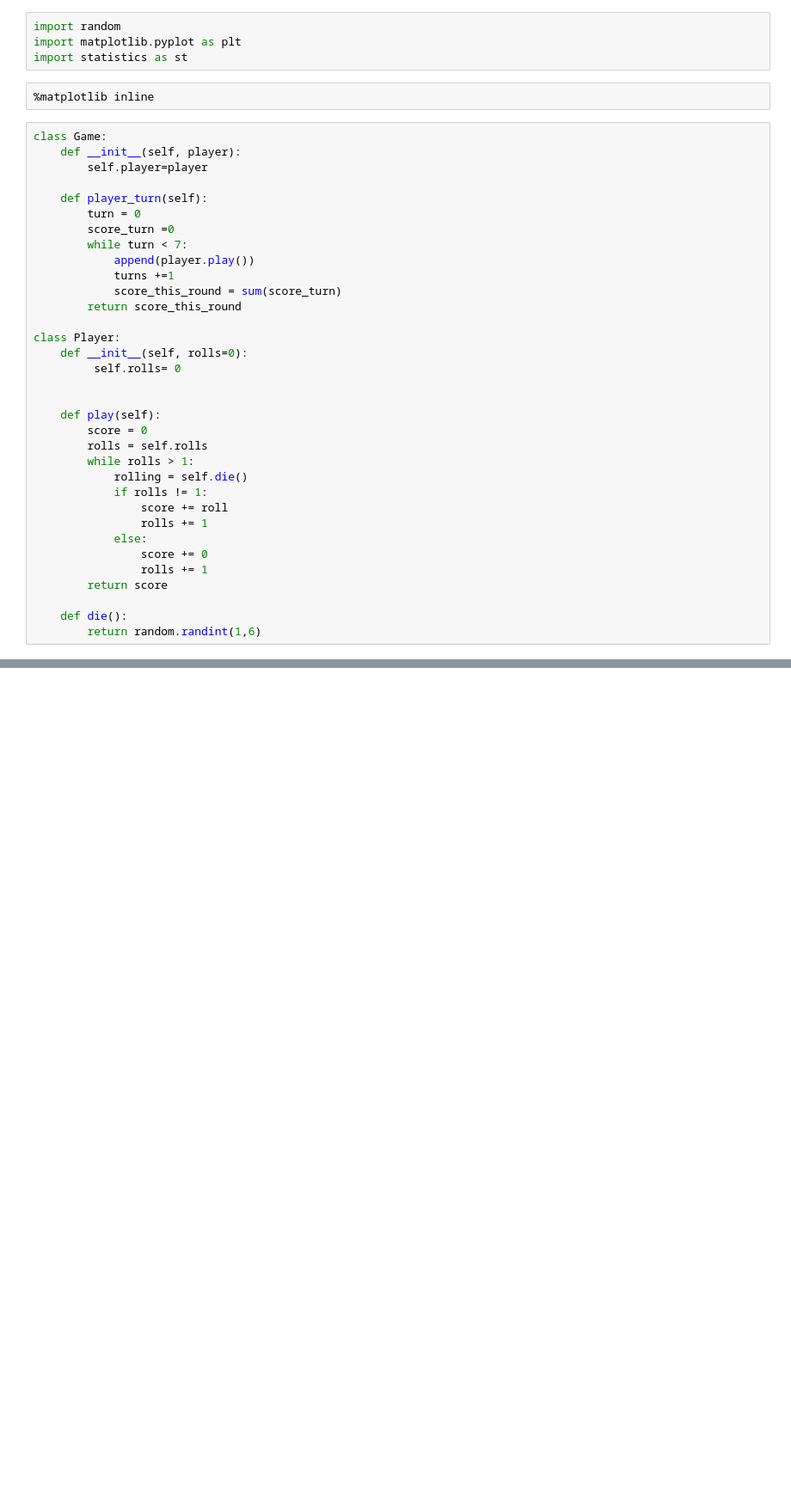
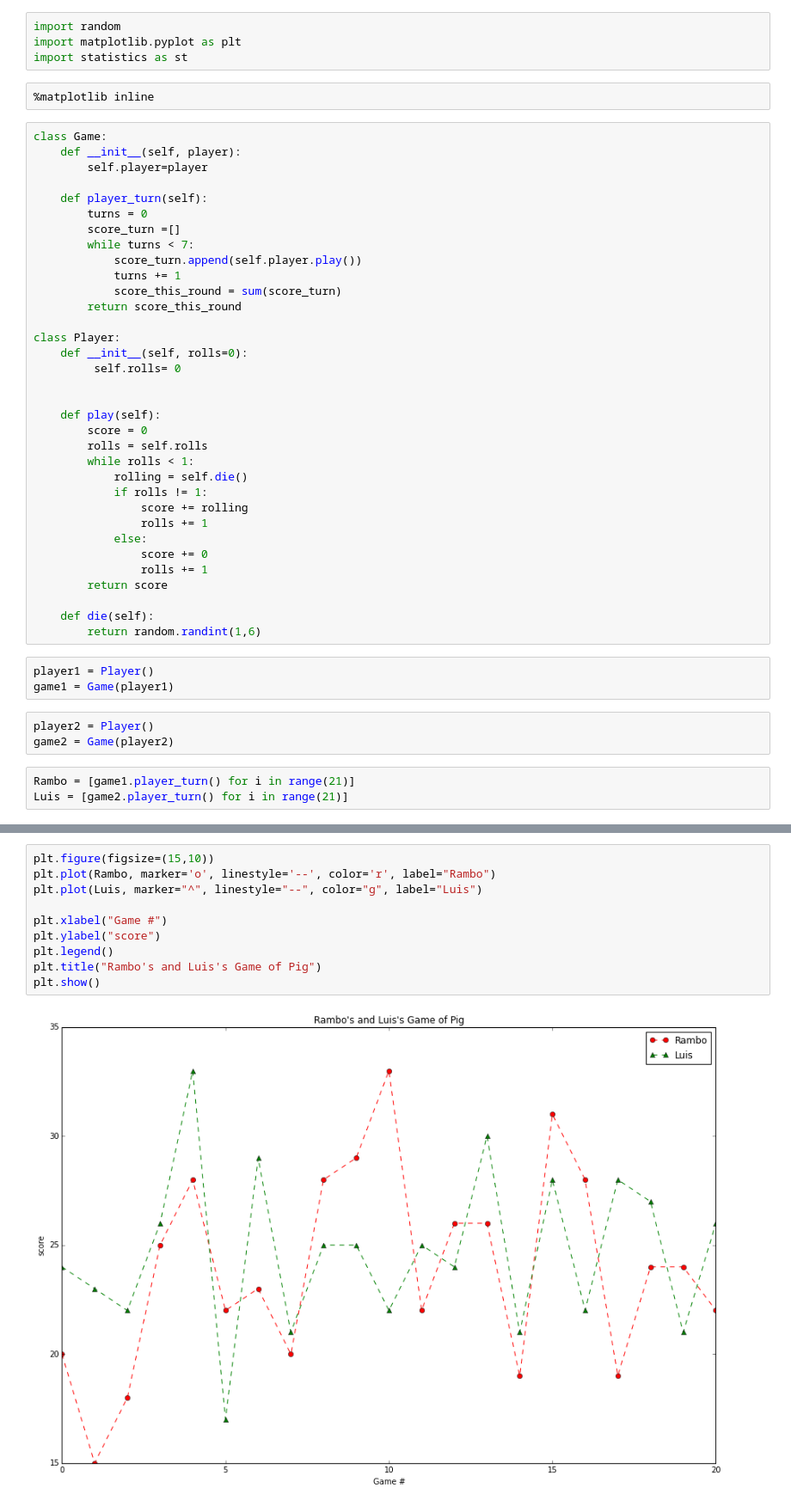
Before and after one commit to Callus4815/ultimate-pig, a Jupyter notebook: UltimatePig2.ipynb, the cells around one changed output, grey strips where cells are left out. Shown at 86% size. Saved outputs shown, nothing was run; the diff lists cells and outputs as text; blank space fills up the shorter version.

Commit message:
Fixed Plotting

```diff
--- a/UltimatePig2.ipynb
+++ b/UltimatePig2.ipynb
@@ -10,11 +29,11 @@ class Game:
         self.player=player
 
     def player_turn(self):
-        turn = 0
-        score_turn =0
-        while turn < 7:
-            append(player.play())
-            turns +=1
+        turns = 0
+        score_turn =[]
+        while turns < 7:
+            score_turn.append(self.player.play())
+            turns += 1
             score_this_round = sum(score_turn)
         return score_this_round
 
@@ -26,15 +45,24 @@ class Player:
     def play(self):
         score = 0
         rolls = self.rolls
-        while rolls > 1:
+        while rolls < 1:
             rolling = self.die()
             if rolls != 1:
-                score += roll
+                score += rolling
                 rolls += 1
             else:
                 score += 0
                 rolls += 1
         return score
 
-    def die():
+    def die(self):
         return random.randint(1,6)
+# %%
+player1 = Player()
+game1 = Game(player1)
+# %%
+player2 = Player()
+game2 = Game(player2)
+# %%
+Rambo = [game1.player_turn() for i in range(21)]
+Luis = [game2.player_turn() for i in range(21)]
@@ -40,0 +77,12 @@ class Player:
+# %%
+plt.figure(figsize=(15,10))
+plt.plot(Rambo, marker='o', linestyle='--', color='r', label="Rambo")
+plt.plot(Luis, marker="^", linestyle="--", color="g", label="Luis")
+
+plt.xlabel("Game #")
+plt.ylabel("score")
+plt.legend()
+plt.title("Rambo's and Luis's Game of Pig")
+plt.show()
+# %% [output]
+[figure, added]
```
Also changed, not shown: parts of 3 cells of this notebook, 36 other files.
